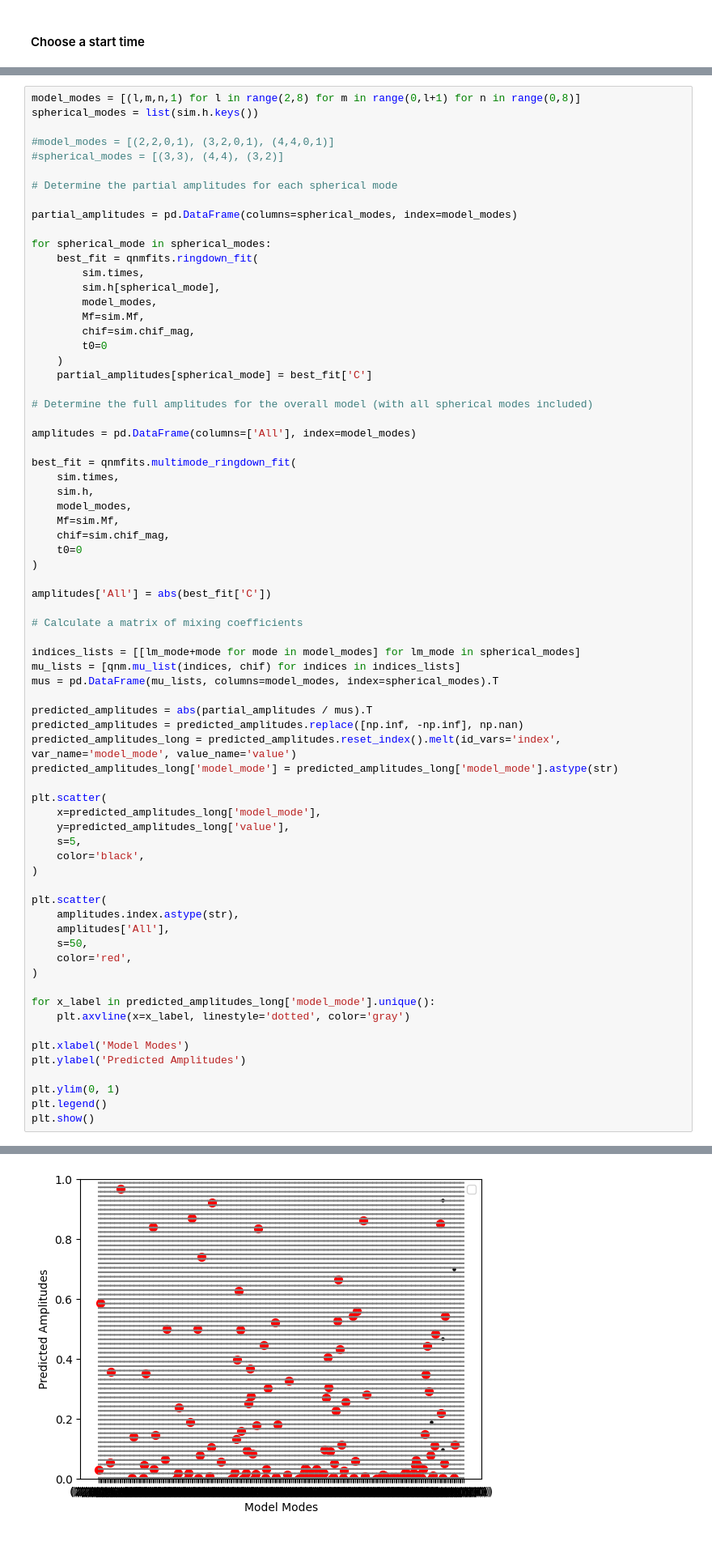
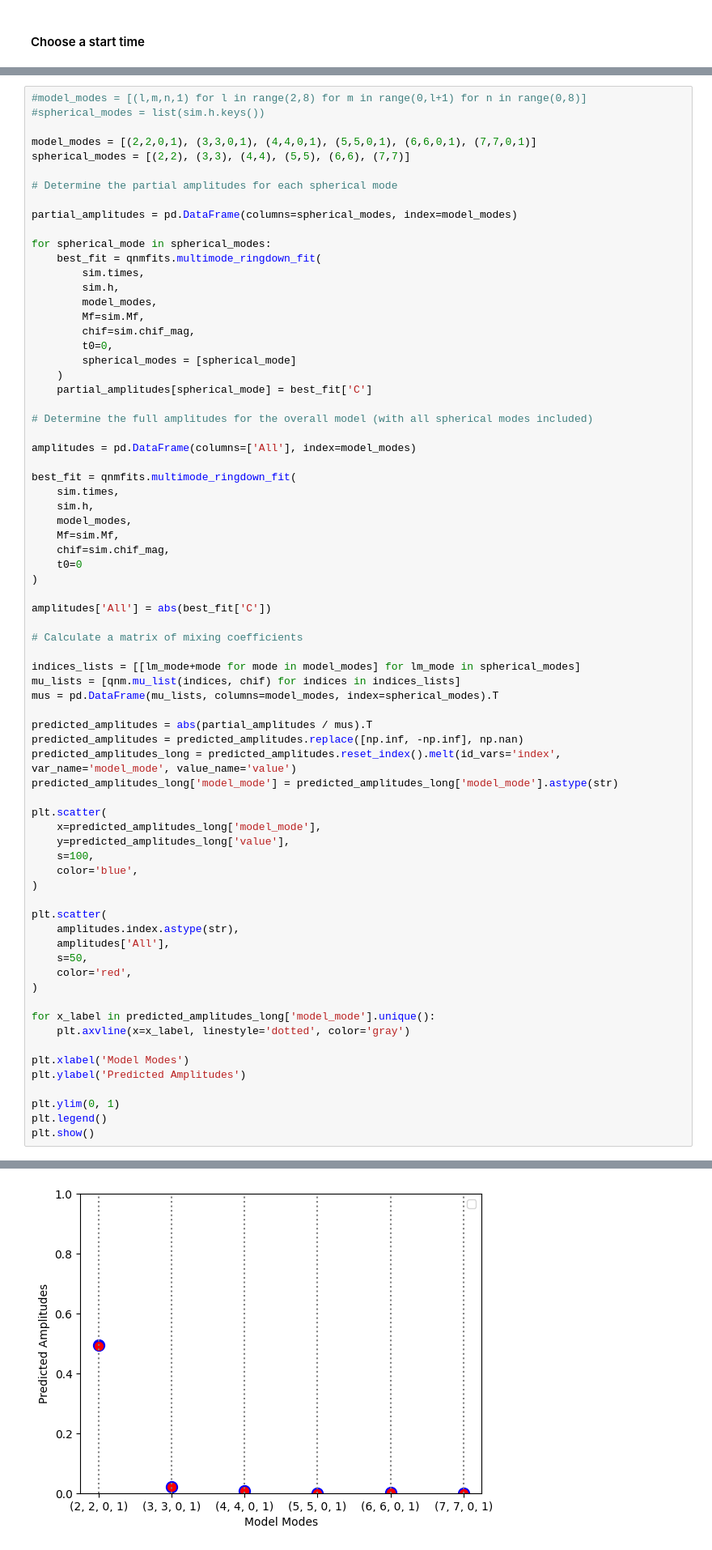
Before and after one commit to Richardvnd/qnmfitsrd, a Jupyter notebook: mixing_coeff_test.ipynb, the cells around one changed output, grey strips where cells are left out. Shown at 81% size. Cells and saved outputs as stored; diff of their text form.

Commit message:
merging new mapping_multimode... function and new CG coef test

```diff
--- a/mixing_coeff_test.ipynb
+++ b/mixing_coeff_test.ipynb
@@ -98,22 +99,23 @@ ax3.legend(ncol=2, frameon=False, fontsize=7)
 # %%
-model_modes = [(l,m,n,1) for l in range(2,8) for m in range(0,l+1) for n in range(0,8)]
-spherical_modes = list(sim.h.keys())
+#model_modes = [(l,m,n,1) for l in range(2,8) for m in range(0,l+1) for n in range(0,8)]
+#spherical_modes = list(sim.h.keys())
 
-#model_modes = [(2,2,0,1), (3,2,0,1), (4,4,0,1)]
-#spherical_modes = [(3,3), (4,4), (3,2)]
+model_modes = [(2,2,0,1), (3,3,0,1), (4,4,0,1), (5,5,0,1), (6,6,0,1), (7,7,0,1)]
+spherical_modes = [(2,2), (3,3), (4,4), (5,5), (6,6), (7,7)]
 
 # Determine the partial amplitudes for each spherical mode
 
 partial_amplitudes = pd.DataFrame(columns=spherical_modes, index=model_modes)
 
 for spherical_mode in spherical_modes:
-    best_fit = qnmfits.ringdown_fit(
+    best_fit = qnmfits.multimode_ringdown_fit(
         sim.times,
-        sim.h[spherical_mode],
+        sim.h,
         model_modes,
         Mf=sim.Mf,
         chif=sim.chif_mag,
-        t0=0
+        t0=0,
+        spherical_modes = [spherical_mode]
     )
     partial_amplitudes[spherical_mode] = best_fit['C']
 
@@ -146,8 +148,8 @@ predicted_amplitudes_long['model_mode'] = predicted_amplitudes_long['model_mode'
 plt.scatter(
     x=predicted_amplitudes_long['model_mode'],
     y=predicted_amplitudes_long['value'],
-    s=5,
-    color='black',
+    s=100,
+    color='blue',
 )
 
 plt.scatter(
@@ -188 +173 @@ WARNING:matplotlib.legend:No artists with labels found to put in legend.  Note t
-[figure, old version]
+[figure, new version]
```
Also changed, not shown: parts of 12 cells of this notebook, 1 other file.
